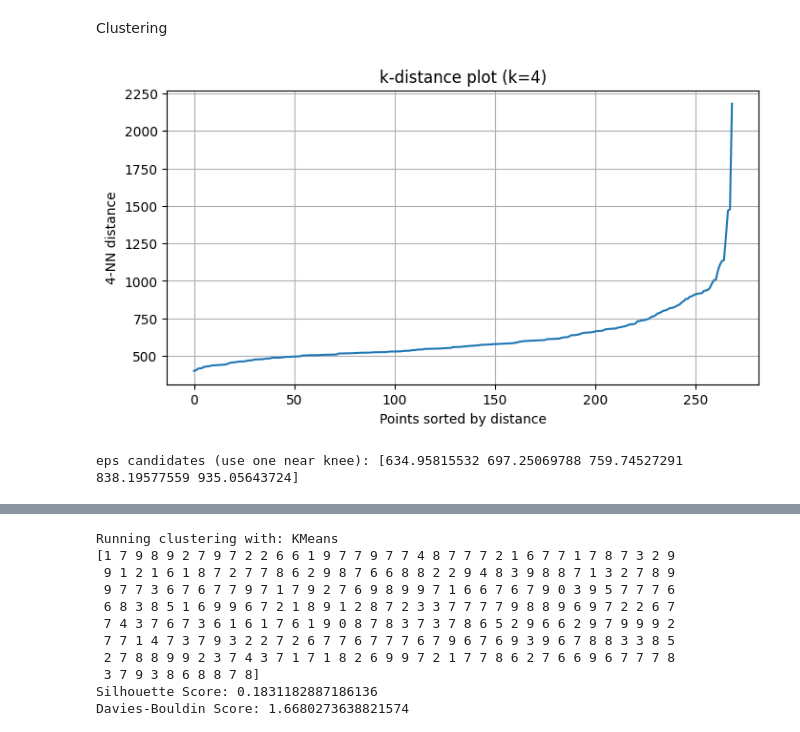
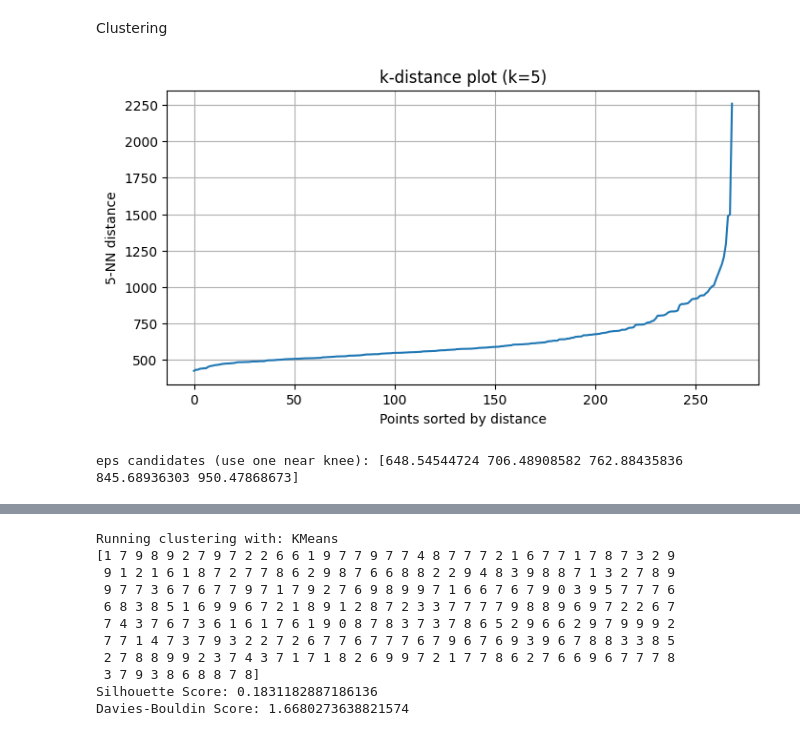
Before and after one commit to Jojo18-20/AI_course_submission, a Jupyter notebook: modul5_assigment3_submission.ipynb, the cells around one changed output, grey strips where cells are left out. Cells and saved outputs as stored; diff of their text form; code cells hidden in the pictures.

```diff
--- a/modul5_assigment3_submission.ipynb
+++ b/modul5_assigment3_submission.ipynb
@@ -150,27 +150,27 @@ print(days_train_not_nans)
 # %% [markdown]
 Clustering
 # %%
-min_samples = 5
+min_samples = 6
 k = min_samples - 1  # k-th neighbor
 nbrs = NearestNeighbors(n_neighbors=k+1).fit(X_train)
 distances, indices = nbrs.kneighbors(X_train)
 k_dist = np.sort(distances[:, k])
 
 # Plot
 plt.figure(figsize=(8,4))
 plt.plot(k_dist)
 plt.ylabel(f"{k}-NN distance")
 plt.xlabel("Points sorted by distance")
 plt.title(f"k-distance plot (k={k})")
 plt.grid()
 plt.show()
 
 # eps-candidates:
 eps_candidates = np.percentile(k_dist, [70, 80, 85, 90, 95])
 print("eps candidates (use one near knee):", eps_candidates)
 # %% [output]
-[figure, old version]
+[figure, new version]
-eps candidates (use one near knee): [634.95815532 697.25069788 759.74527291 838.19577559 935.05643724]
+eps candidates (use one near knee): [648.54544724 706.48908582 762.88435836 845.68936303 950.47868673]
 # %%
 from dateutil.relativedelta import relativedelta
 from matplotlib.patches import Polygon
```
Also changed, not shown: parts of 16 cells of this notebook.
